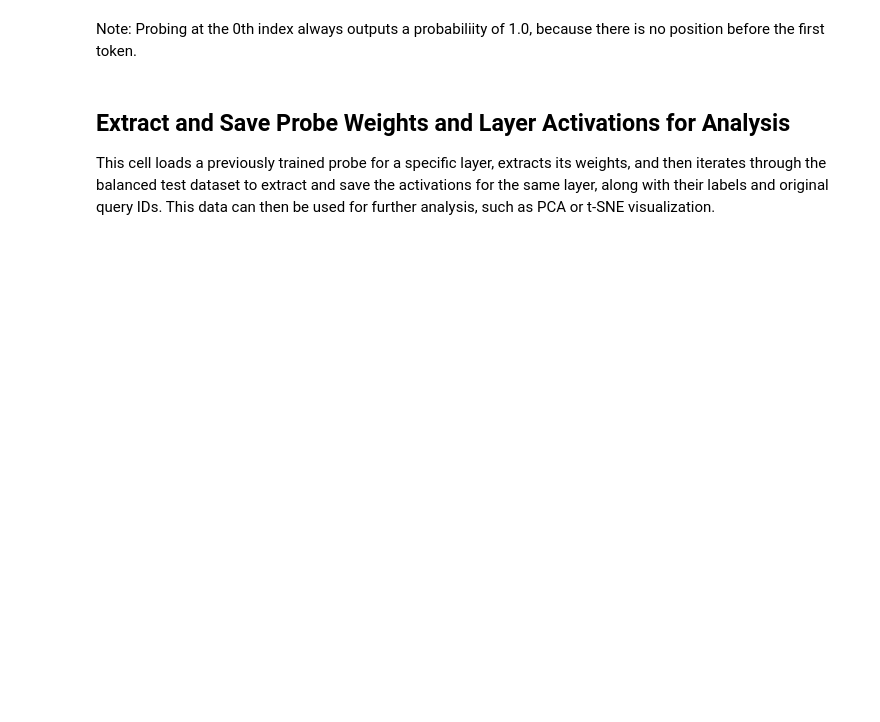
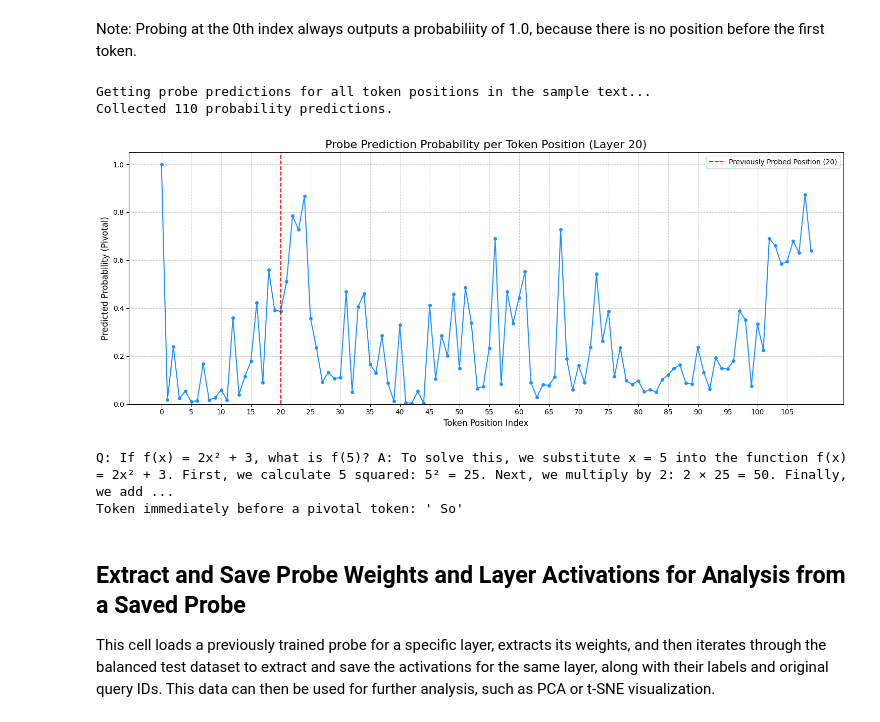
Before and after one commit to stvngo/Algoverse-AI-Model-Probing, a Jupyter notebook: Steven_Qwen_PTS_Linear_Probing_Prototype.ipynb, the cells around one changed output. Cells and saved outputs as stored; diff of their text form; code cells hidden in the pictures; blank space fills up the shorter version.

```diff
--- a/Steven_Qwen_PTS_Linear_Probing_Prototype.ipynb
+++ b/Steven_Qwen_PTS_Linear_Probing_Prototype.ipynb
@@ -1599,7 +1680,79 @@ Predicted Label (threshold 0.5): Pivotal
 # %% [markdown]
 Note: Probing at the 0th index always outputs a probabiliity of 1.0, because there is no position before the first token.
+# %%
+import matplotlib.pyplot as plt
+import numpy as np
+
+# Using the same sample text and loaded probe from the previous cell
+# Ensure 'loaded_probe', 'model', 'tokenizer', 'device', 'probed_layer_index', and 'sample_text' are available
+
+# --- Get Probe Predictions for Every Token Position ---
+print(f"Getting probe predictions for all token positions in the sample text...")
+
+# Tokenize the full sample text once
+inputs = tokenizer(sample_text, return_tensors='pt', add_special_tokens=False).to(device)
+input_ids = inputs['input_ids']
+seq_len = input_ids.shape[1]
+
+# Store probabilities for each position
+all_probabilities = []
+
+# Ensure model and probe are in evaluation mode
+model.eval()
+loaded_probe.eval()
+with torch.no_grad():
+    # We can get all hidden states for the entire sequence in one go
+    outputs = model(input_ids, output_hidden_states=True)
+
+    # Get the activations for the entire sequence from the specified layer
+    layer_activations = outputs.hidden_states[probed_layer_index] # Shape: (1, seq_len, hidden_dim)
+
+    # Reshape to (seq_len, hidden_dim) and pass all positions to the probe at once
+    # This is much more efficient than looping
+    all_pos_activations = layer_activations.squeeze(0).to(torch.float32) # Shape: (seq_len, hidden_dim)
+
+    # Get probe outputs for all positions
+    probe_outputs = loaded_probe(all_pos_activations) # Shape: (seq_len, 1)
+
+    # Squeeze and move to CPU to get a list of probabilities
+    all_probabilities = probe_outputs.squeeze().cpu().numpy()
+
+print(f"Collected {len(all_probabilities)} probability predictions.")
+
+
+# --- Create the Line Plot ---
+if len(all_probabilities) > 0:
+    token_positions = np.arange(len(all_probabilities))
+
+    plt.figure(figsize=(15, 6))
+    plt.plot(token_positions, all_probabilities, marker='o', linestyle='-', markersize=4, color='dodgerblue')
+
+    # Highlight the position from the previous cell for reference
+    plt.axvline(x=position_to_probe, color='red', linestyle='--', label=f'Previously Probed Position ({position_to_probe})')
+
+    plt.title(f'Probe Prediction Probability per Token Position (Layer {probed_layer_index})', fontsize=16)
+    plt.xlabel('Token Position Index', fontsize=12)
+    plt.ylabel('Predicted Probability (Pivotal)', fontsize=12)
+    plt.xticks(np.arange(0, len(all_probabilities), step=5)) # Adjust step for readability
+    plt.ylim(0, 1.05) # Y-axis from 0 to 1
+    plt.grid(True, linestyle='--', alpha=0.6)
+    plt.legend()
+    plt.tight_layout()
+    plt.show()
+else:
+    print("No probabilities were generated to plot.")
+# %% [output]
+Getting probe predictions for all token positions in the sample text...
+Collected 110 probability predictions.
+[figure, added]
+# %%
+print(sample_text)
+print(f"Token immediately before a pivotal token: '{tokenizer.decode(input_ids[0][101])}'") # might be learning activations at the end of query / start of generation
+# %% [output]
+Q: If f(x) = 2x² + 3, what is f(5)? A: To solve this, we substitute x = 5 into the function f(x) = 2x² + 3. First, we calculate 5 squared: 5² = 25. Next, we multiply by 2: 2 × 25 = 50. Finally, we add ...
+Token immediately before a pivotal token: ' So'
 # %% [markdown]
-## Extract and Save Probe Weights and Layer Activations for Analysis
+## Extract and Save Probe Weights and Layer Activations for Analysis from a Saved Probe
 
 This cell loads a previously trained probe for a specific layer, extracts its weights, and then iterates through the balanced test dataset to extract and save the activations for the same layer, along with their labels and original query IDs. This data can then be used for further analysis, such as PCA or t-SNE visualization.
 # %%
```
Also changed, not shown: parts of 23 cells of this notebook.
